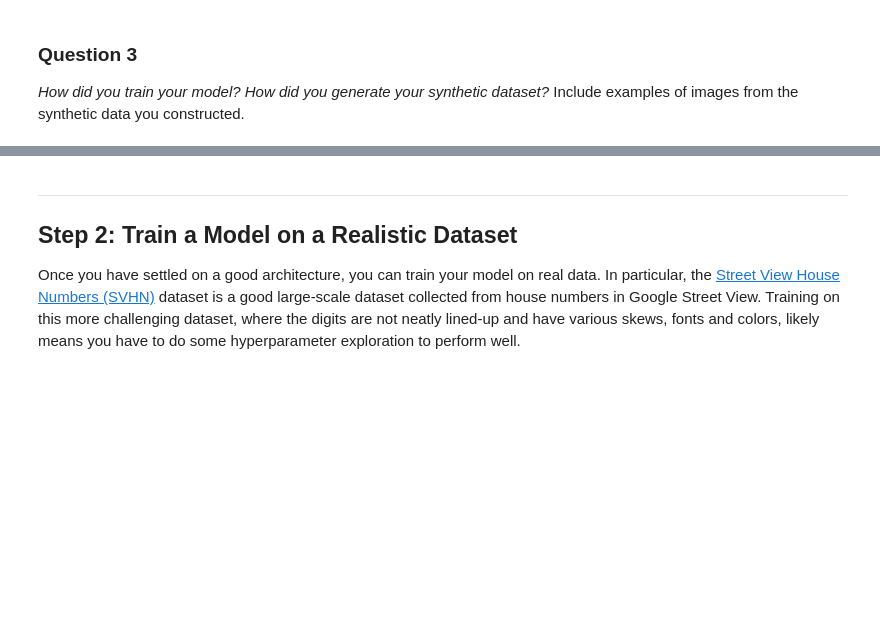
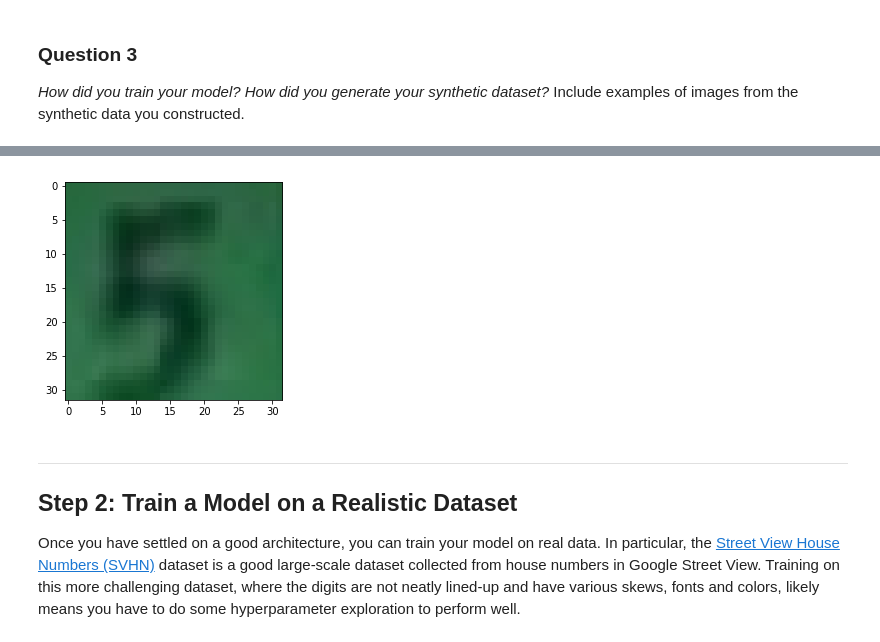
Before and after one commit to dkumar95120/machine_learning_dk, a Jupyter notebook: projects/digit_recognition/digit_recognition.ipynb, the cells around one changed output, grey strips where cells are left out. Cells and saved outputs as stored; diff of their text form; code cells hidden in the pictures; blank space fills up the shorter version.

```diff
--- a/projects/digit_recognition/digit_recognition.ipynb
+++ b/projects/digit_recognition/digit_recognition.ipynb
@@ -570,3 +602,8 @@ _How did you train your model? How did you generate your synthetic dataset?_ Inc
+# %%
+plt.imshow(X_test[0])
+plt.show()
+# %% [output]
+[figure, added]
 # %% [markdown]
 ----
 ## Step 2: Train a Model on a Realistic Dataset
```
Also changed, not shown: parts of 24 cells of this notebook, 9 other files.
